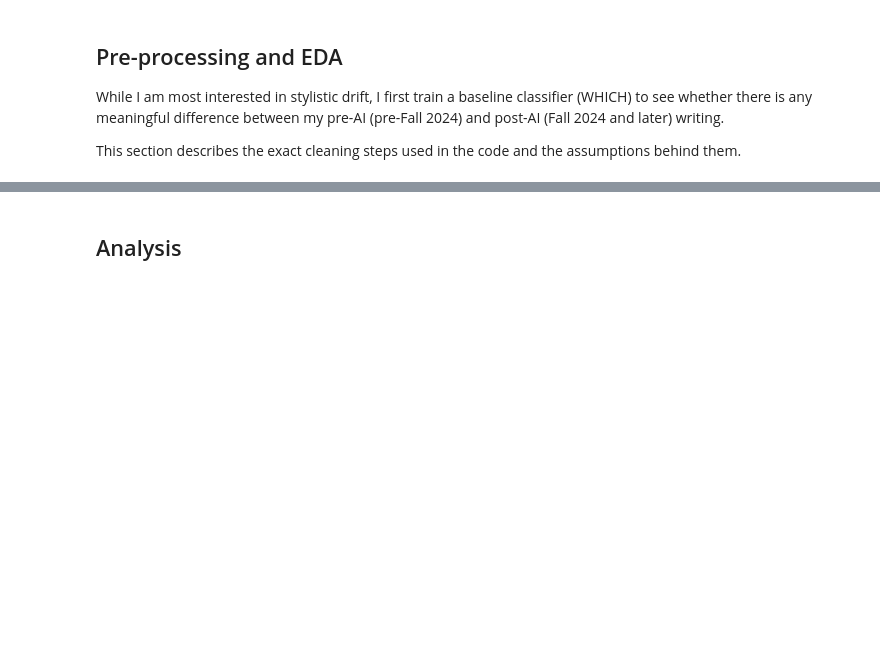
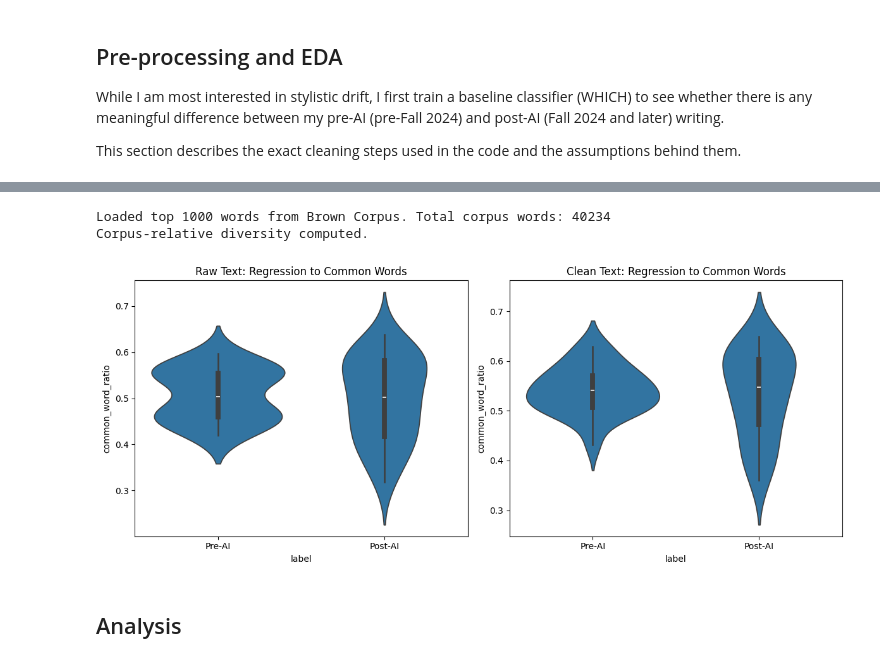
Before and after one commit to SuiseiNakagawa/stylistic-drift-analysis, a Jupyter notebook: first_draft.ipynb, the cells around one changed output, grey strips where cells are left out. Drawn from its saved outputs; the diff is of its cells as text; code cells hidden in the pictures; blank space fills up the shorter version.

```diff
--- a/first_draft.ipynb
+++ b/first_draft.ipynb
@@ -419,3 +631,74 @@ Tokenization complete.
+# %%
+# Exploratory: Corpus-relative diversity (regression to common words)
+
+# Download NLTK Brown Corpus if not available and extract top 1000 most common words
+try:
+    nltk.data.find('corpora/brown')
+except LookupError:
+    nltk.download('brown')
+
+from nltk.corpus import brown
+word_freq = nltk.FreqDist(w.lower() for w in brown.words() if w.isalpha())
+TOP_1000_WORDS = set(word for word, freq in word_freq.most_common(1000))
+
+print(f"Loaded top 1000 words from Brown Corpus. Total corpus words: {len(word_freq)}")
+
+def compute_corpus_relative_diversity(df_tokens):
+    """
+    Compute corpus-relative metrics (exploratory, not main features).
+
+    Measures: % of words that fall in top 1000 most common English words (from Brown Corpus).
+    High % = regressing to mean (AI-like behavior)
+    Low % = maintaining quirky/unique vocabulary
+    """
+    results = []
+
+    for idx, row in df_tokens.iterrows():
+        token_dict = row["token_data"]
+        words = token_dict["words"]
+
+        words_lower = [w.lower() for w in words]
+        total_words = len(words_lower)
+
+        common_count = sum(1 for w in words_lower if w in TOP_1000_WORDS)
+        common_ratio = common_count / total_words if total_words > 0 else 0
+
+        results.append({
+            "name": row["name"],
+            "label": row["label"],
+            "common_word_ratio": common_ratio,
+            "unique_words_count": len(set(words_lower))
+        })
+
+    return pd.DataFrame(results)
+
+# Compute corpus-relative metrics for exploration
+corpus_rel_raw = compute_corpus_relative_diversity(df_tokens_raw)
+corpus_rel_clean = compute_corpus_relative_diversity(df_tokens_clean)
+
+print("Corpus-relative diversity computed.")
+# %% [output]
+Loaded top 1000 words from Brown Corpus. Total corpus words: 40234
+Corpus-relative diversity computed.
+# %%
+# Common word ratio distributions
+
+fig, axes = plt.subplots(1, 2, figsize=(12, 5))
+
+sns.violinplot(data=corpus_rel_raw, x='label', y='common_word_ratio', ax=axes[0])
+axes[0].set_title('Raw Text: Regression to Common Words')
+axes[0].set_xticks([0, 1])
+axes[0].set_xticklabels(['Pre-AI', 'Post-AI'])
+
+sns.violinplot(data=corpus_rel_clean, x='label', y='common_word_ratio', ax=axes[1])
+axes[1].set_title('Clean Text: Regression to Common Words')
+axes[1].set_xticks([0, 1])
+axes[1].set_xticklabels(['Pre-AI', 'Post-AI'])
+
+plt.tight_layout()
+plt.show()
+# %% [output]
+[figure, added]
 # %% [markdown]
 ## Analysis
 # %% [markdown]
```
Also changed, not shown: parts of 24 cells of this notebook, 1 other file.
